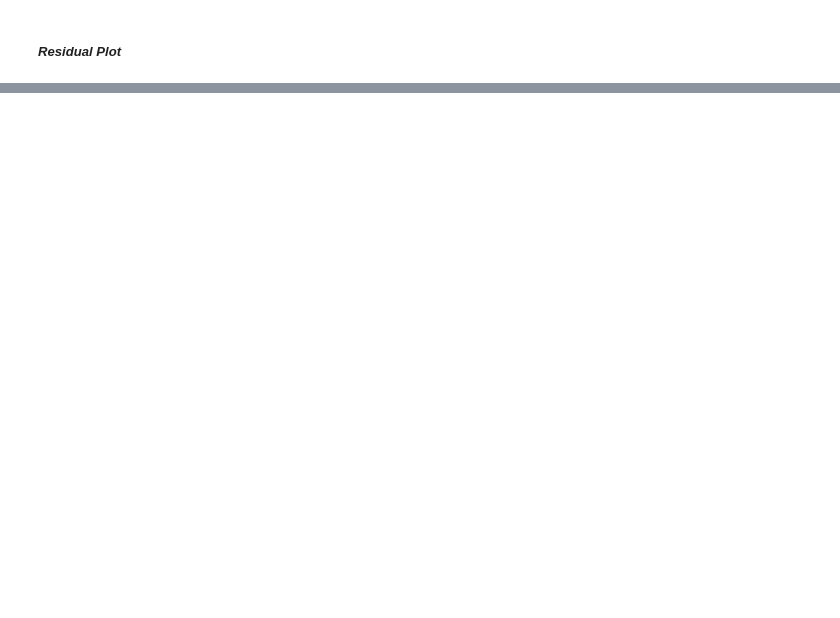
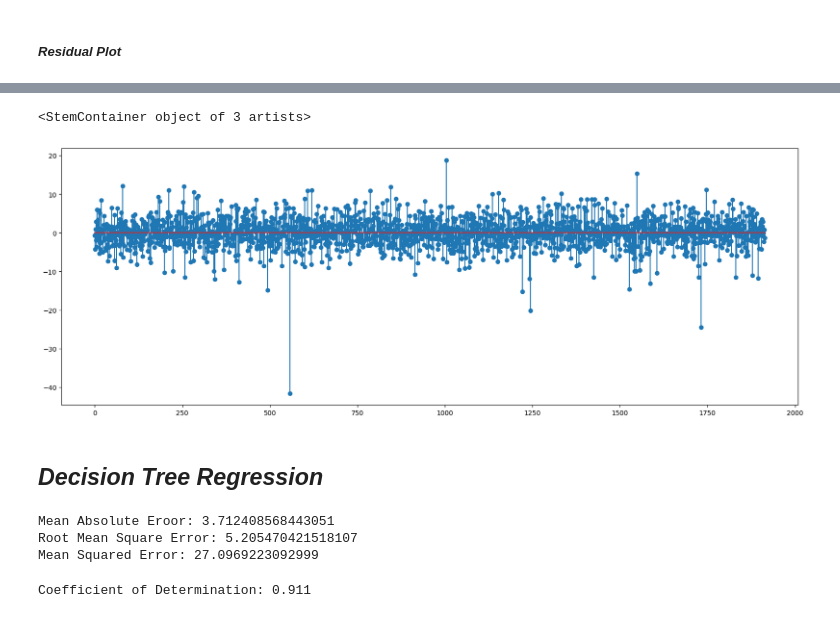
Before and after one commit to omkarfand77/Power_Plant_Turbine_Energy_Prediction, a Jupyter notebook: main.ipynb, the cells around one changed output, grey strips where cells are left out. Cells and saved outputs as stored; diff of their text form; code cells hidden in the pictures; blank space fills up the shorter version.

```diff
--- a/main.ipynb
+++ b/main.ipynb
@@ -220,0 +335,7 @@ plt.stem(np.arange(len(y_test)),np.round(residuals,3))
+# %%
+from statsmodels.graphics.regressionplots import influence_plot
+fig=plt.subplots(figsize=(20,7))
+plt.stem(np.arange(len(y_test)),residuals)
+# %% [output]
+<StemContainer object of 3 artists>
+[figure, added]
@@ -220,0 +346,27 @@ plt.stem(np.arange(len(y_test)),np.round(residuals,3))
+# %% [markdown]
+## ***Decision Tree Regression***
+# %%
+from sklearn.tree import DecisionTreeRegressor
+Dec_regr=DecisionTreeRegressor()
+Dec_regr_model=Dec_regr.fit(X_train_pca, y_train)
+# Predictions on the test set
+y_pred = Dec_regr.predict(X_test_pca)
+
+# Evaluate the model
+mse = mean_squared_error(y_test, y_pred)
+rmse = mean_squared_error(y_true=y_test,y_pred=y_pred,squared=False)
+mae = mean_absolute_error(y_true=y_test,y_pred=y_pred)
+print("Mean Absolute Eroor:",mae)
+print("Root Mean Square Error:",rmse)
+print(f"Mean Squared Error: {mse}")
+# %% [output]
+Mean Absolute Eroor: 3.712408568443051
+Root Mean Square Error: 5.205470421518107
+Mean Squared Error: 27.0969223092999
+# %%
+# Coefficient of Determination
+from sklearn.metrics import r2_score
+score=r2_score(y_test,y_pred)
+print('Coefficient of Determination:',np.round(score,3))
+# %% [output]
+Coefficient of Determination: 0.911
```
Also changed, not shown: parts of 31 cells of this notebook, 3 other files.
